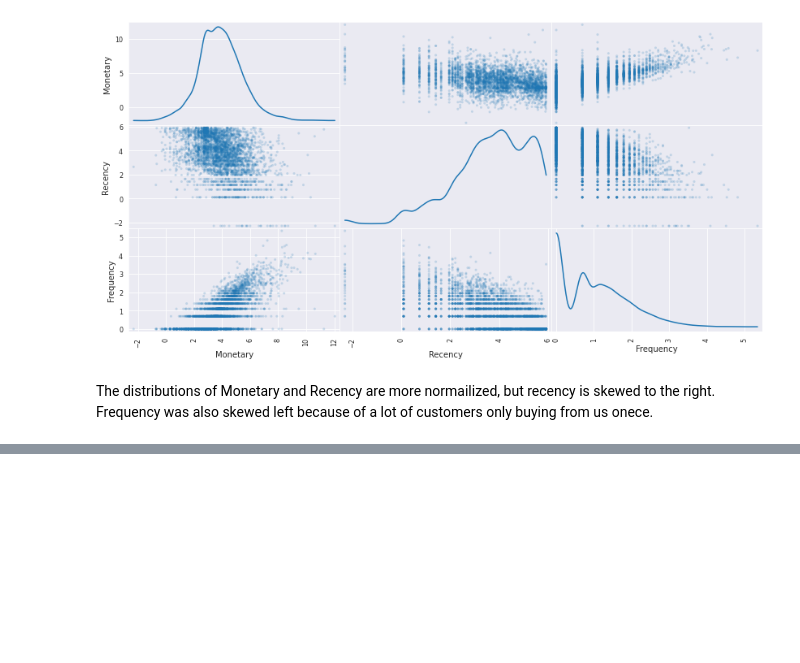
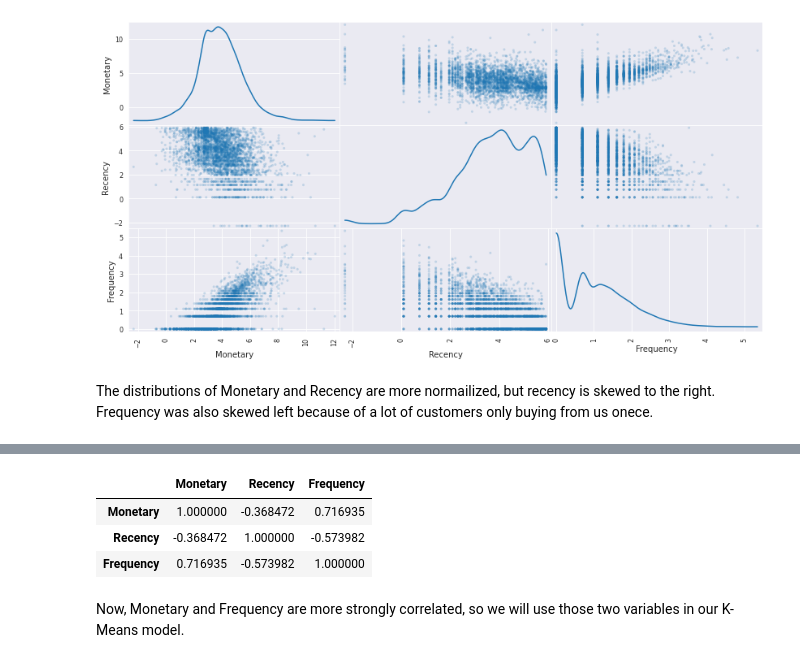
Before and after one commit to UthamanA/Online-Retail-Customer-Segmentation-uthamanA, a Jupyter notebook: Online_Retail_Customer_Segmentation_Capstone_Project.ipynb, the cells around one changed output, grey strips where cells are left out. Saved outputs shown, nothing was run; the diff lists cells and outputs as text; code cells hidden in the pictures; blank space fills up the shorter version.

```diff
--- a/Online_Retail_Customer_Segmentation_Capstone_Project.ipynb
+++ b/Online_Retail_Customer_Segmentation_Capstone_Project.ipynb
@@ -891,0 +897,9 @@ The distributions of Monetary and Recency are more normailized, but recency is s
+# %%
+log_data.corr()
+# %% [output]
+|  | Monetary | Recency | Frequency |
+| Monetary | 1.000000 | -0.368472 | 0.716935 |
+| Recency | -0.368472 | 1.000000 | -0.573982 |
+| Frequency | 0.716935 | -0.573982 | 1.000000 |
+# %% [markdown]
+Now, Monetary and Frequency are more strongly correlated, so we will use those two variables in our K-Means model.
```
Also changed, not shown: parts of 4 cells of this notebook.
